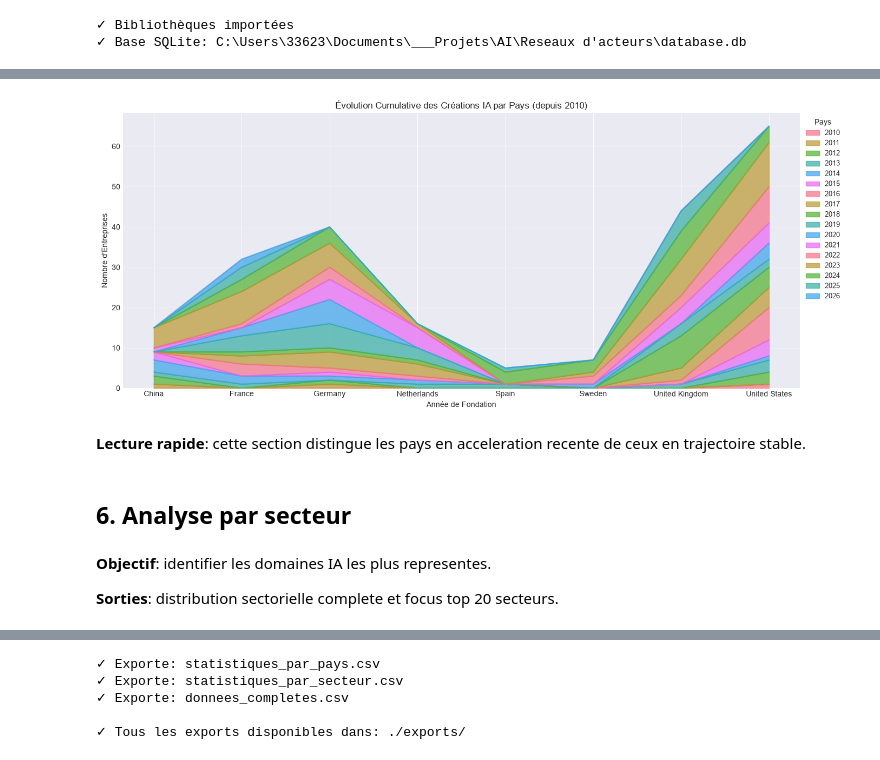
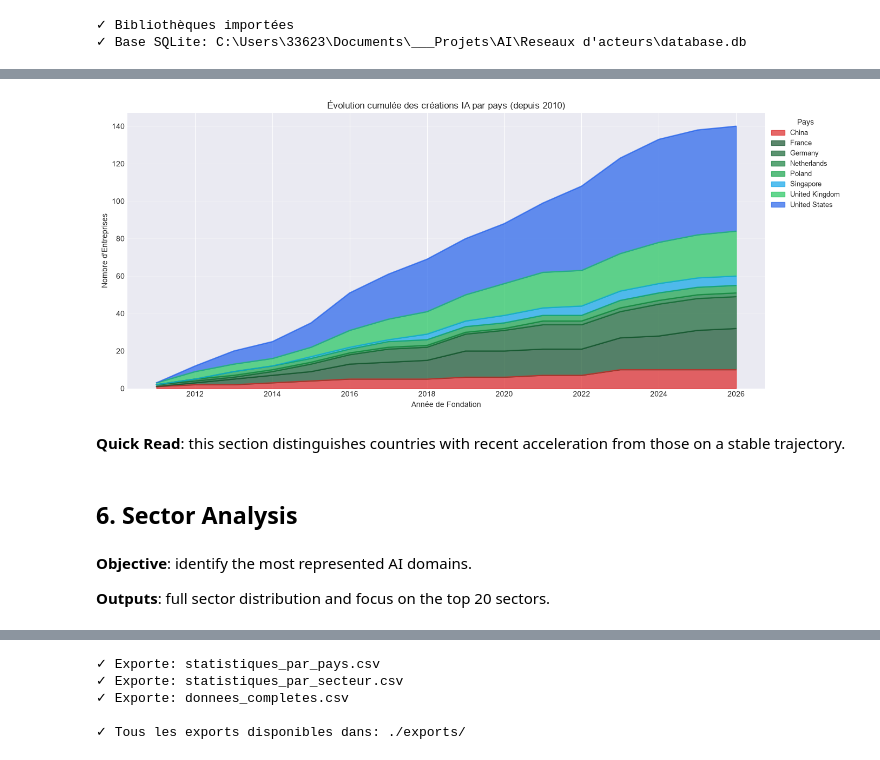
Before and after one commit to BenaventC/AInetworks, a Jupyter notebook: analyses/statistiques_entreprises.ipynb, the cells around one changed output, grey strips where cells are left out. Cells and saved outputs as stored; diff of their text form; code cells hidden in the pictures.

Commit message:
Update competition analysis pipeline, visuals, and project data

```diff
--- a/analyses/statistiques_entreprises.ipynb
+++ b/analyses/statistiques_entreprises.ipynb
@@ -205,6 +269,8 @@ def filled_series(series):
 
 completeness = {}
 for col in df.columns:
+    if col in {'capitalization_millions', 'sector_primary'}:
+        continue
     if col == 'capitalization':
         # Règle métier: '0' = pas d'information de capitalisation
         non_null = (df['capitalization_millions'] > 0).sum() if 'capitalization_millions' in df.columns else 0
@@ -260,14 +326,14 @@ capitalization_millions  : 1846/1846 (100.0%)
 # %%
-# Analyse par pays
-if df is None or df.empty or 'country' not in df.columns:
-    print("⚠️ Aucune donnée pays disponible (dataset vide ou colonne 'country' absente).")
+# Repartition par pays
+if df is None or df.empty or "country" not in df.columns:
+    print("⚠ Aucune donnee pays disponible.")
 else:
     country_counts = (
-        df['country']
-        .fillna('Unknown')
+        df["country"]
+        .fillna("Unknown")
         .astype(str)
         .str.strip()
-        .replace('', 'Unknown')
+        .replace("", "Unknown")
         .value_counts()
     )
 
@@ -276,11 +342,13 @@ else:
 
     # Top 10 pays
     top_countries = country_counts.head(10)
+    country_colors = build_country_colors(list(top_countries.index))
+    top_country_colors = [country_colors[country] for country in top_countries.index]
 
     fig, (ax1, ax2) = plt.subplots(1, 2, figsize=(16, 6))
 
     # Graphique 1: Top 10 pays (barre horizontale)
-    top_countries.plot(kind='barh', ax=ax1, color='steelblue')
+    top_countries.plot(kind='barh', ax=ax1, color=top_country_colors)
     ax1.set_xlabel('Nombre d\'entreprises')
     ax1.set_title('Top 10 Pays - Nombre d\'Entreprises IA')
     ax1.invert_yaxis()
@@ -290,9 +358,13 @@ else:
         ax1.text(v + 0.1, i, str(v), va='center')
 
     # Graphique 2: Camembert
-    colors = sns.color_palette('husl', len(top_countries))
-    wedges, texts, autotexts = ax2.pie(top_countries.values, labels=top_countries.index, autopct='%1.1f%%',
-                                        colors=colors, startangle=90)
+    wedges, texts, autotexts = ax2.pie(
+        top_countries.values,
+        labels=top_countries.index,
+        autopct='%1.1f%%',
+        colors=top_country_colors,
+        startangle=90,
+    )
     ax2.set_title('Distribution - Top 10 Pays')
 
     # Améliorer la lisibilité du texte
@@ -516,36 +588,40 @@ else:
 # %%
 # Graphique en aire empilée
 if len(pivot) > 0:
     fig, ax = plt.subplots(figsize=(14, 6))
 
     pivot_recent = pivot[pivot.index >= 2010]
 
     if len(pivot_recent) > 0:
-        pivot_recent_T = pivot_recent.T
-
-        pivot_recent_T.plot(kind='area', stacked=True, ax=ax, alpha=0.7)
+        country_colors = build_country_colors(list(pivot_recent.columns))
+        pivot_cumulative = pivot_recent.cumsum()
+        pivot_cumulative.plot.area(
+            ax=ax,
+            alpha=0.7,
+            color=[country_colors.get(country, "#64748B") for country in pivot_cumulative.columns],
+        )
         ax.set_xlabel('Année de Fondation')
         ax.set_ylabel('Nombre d\'Entreprises')
-        ax.set_title('Évolution Cumulative des Créations IA par Pays (depuis 2010)')
+        ax.set_title('Évolution cumulée des créations IA par pays (depuis 2010)')
         ax.legend(title='Pays', loc='upper left', bbox_to_anchor=(1, 1), fontsize=9)
         ax.grid(axis='y', alpha=0.3)
 
         plt.tight_layout()
         plt.show()
     else:
         print("⚠ Pas de données depuis 2010 pour le graphique")
 else:
     print("⚠ Pas de données croisées disponibles")
 # %% [output]
-[figure, old version]
+[figure, new version]
 # %% [markdown]
-**Lecture rapide**: cette section distingue les pays en acceleration recente de ceux en trajectoire stable.
+**Quick Read**: this section distinguishes countries with recent acceleration from those on a stable trajectory.
 # %% [markdown]
-## 6. Analyse par secteur
+## 6. Sector Analysis
 # %% [markdown]
-**Objectif**: identifier les domaines IA les plus representes.
+**Objective**: identify the most represented AI domains.
 
-**Sorties**: distribution sectorielle complete et focus top 20 secteurs.
+**Outputs**: full sector distribution and focus on the top 20 sectors.
 # %%
 # Secteurs
 if df is None or df.empty or "sector" not in df.columns:
```
Also changed, not shown: parts of 36 cells of this notebook, 41 other files.
